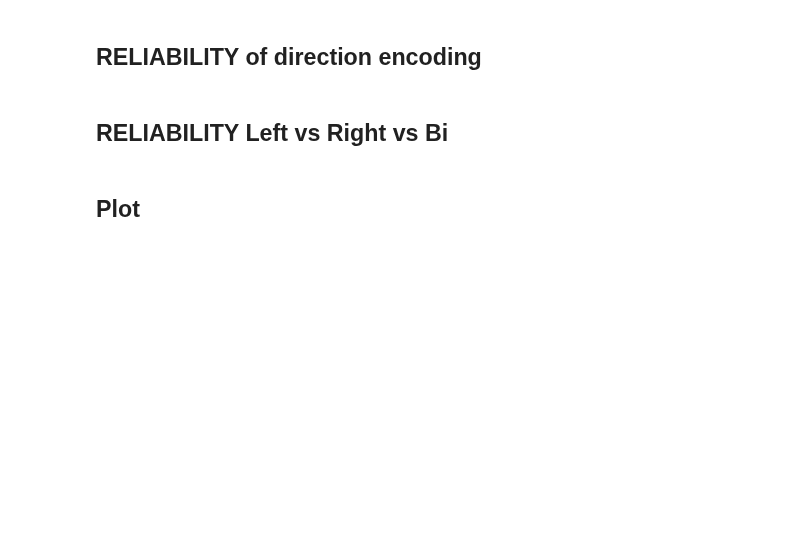
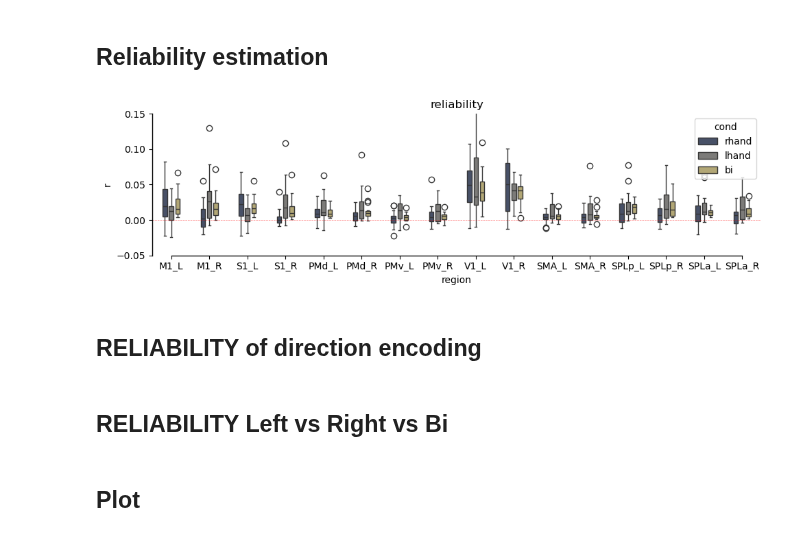
Before and after one commit to alighavam/bimanual_wrist, a Jupyter notebook: notebooks_mri/reliability.ipynb, the cells around one changed output. Saved outputs shown, nothing was run; the diff lists cells and outputs as text; code cells hidden in the pictures; blank space fills up the shorter version.

```diff
--- a/notebooks_mri/reliability.ipynb
+++ b/notebooks_mri/reliability.ipynb
@@ -42,6 +42,74 @@ behavDir = 'behavioural'
 regDir = 'ROI'
 atlasDir = '/Volumes/diedrichsen_data$/data/Atlas_templates/fs_LR_32'
 analysisDir = os.path.join(os.path.dirname(os.path.dirname(baseDir)), 'analysis')
+# %% [markdown]
+## Reliability estimation
+# %%
+regions = ['M1_L', 'M1_R', 'S1_L', 'S1_R', 'PMd_L', 'PMd_R', 'PMv_L', 'PMv_R'
+           ,'V1_L', 'V1_R', 'SMA_L', 'SMA_R', 'SPLp_L', 'SPLp_R', 'SPLa_L', 'SPLa_R']
+conditions = ['rhand','lhand','bi']
+
+ana = {'sn':[],
+       'region':[],
+       'cond':[],
+       'r':[],
+       'r_corr':[]}
+
+for roi in regions:
+    loaded = np.load(os.path.join(analysisDir, f'pwbeta_{roi}.npz'), allow_pickle=True)
+    subject = loaded['subject']
+
+    for condition in conditions:
+        data = []
+        cond_name = []
+        cond_vec = []
+        part_vec = []
+        for i in range(len(subject)):
+            # select only the condition of interest
+            idx = [j for j, c in enumerate(loaded['cond_intrinsic_vec'][i]) if condition in c]
+            data.append(loaded['data'][i][idx, :])
+            cond_name.append(loaded['cond_intrinsic_vec'][i][idx])
+            cond_vec.append(loaded['cond_num_vec'][i][idx])
+            part_vec.append(loaded['part_vec'][i][idx])
+
+        Y = list()
+        for i in range(len(data)):
+            obs_des = {'cond_vec': cond_vec[i],
+                       'part_vec': part_vec[i]}
+            Y.append(pcm.dataset.Dataset(data[i],obs_descriptors = obs_des))
+
+        # reliability estimation:
+        for i, sn in enumerate(subject):
+            data = Y[i].measurements
+            cond_vec = Y[i].obs_descriptors['cond_vec']
+            part_vec = Y[i].obs_descriptors['part_vec']
+            r_corr = np.mean(rel.within_subj_loo(data, cond_vec, part_vec,
+                             separate = 'none',
+                             subtract_mean=True))
+            r = rel.within_subj(data, cond_vec, part_vec,
+                                separate = 'none',
+                                subtract_mean=True)[0]
+            ana['r'].append(r)
+            ana['r_corr'].append(r_corr)
+            ana['sn'].append(sn)
+            ana['region'].append(roi)
+            ana['cond'].append(condition)
+
+df = pd.DataFrame(ana)
+df.to_csv(os.path.join(analysisDir, 'rel_glm1.csv'), index=False)
+
+# boxplot:
+fig, ax = plt.subplots(figsize=(10,3))
+sns.boxplot(data=df, x='region', y='r', hue='cond', ax=ax, width=0.5, gap=0.3, palette='cividis')
+ax.axhline(0, color='red', linestyle='--', alpha=0.5, linewidth=0.5)
+plt.ylim((-0.05,0.15))
+plt.title(f'reliability')
+utils.please.make_it_pretty(ax=ax)
+plt.tight_layout()
+# plt.savefig(f'../figures/pattern_reliability/hand_encoding.pdf', bbox_inches="tight")
+plt.show()
+# %% [output]
+[figure, added]
 # %% [markdown]
 ## RELIABILITY of direction encoding
 # %%
```
Also changed, not shown: parts of 1 cell of this notebook, 6 other files.
